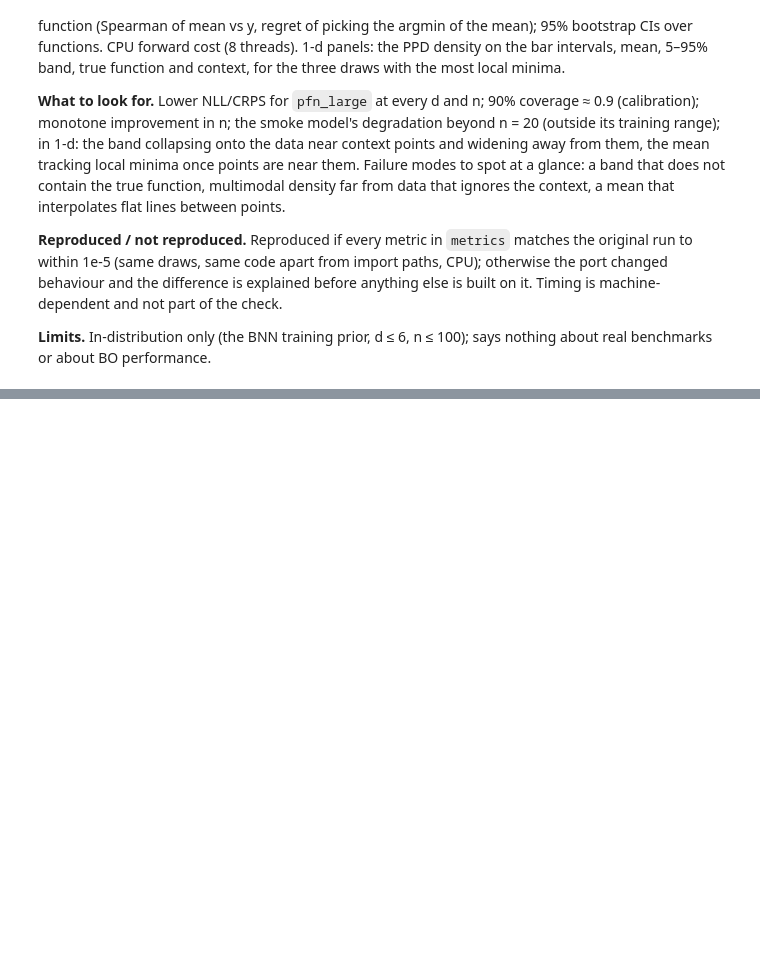
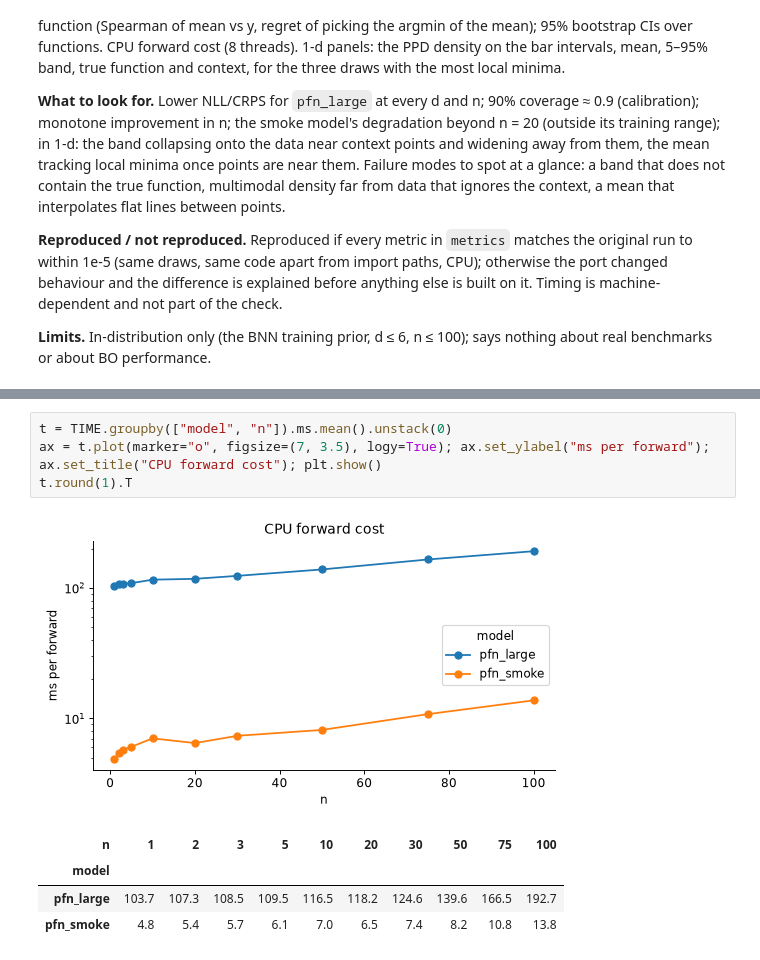
Before and after one commit to timruhkopf/pfn-repro, a Jupyter notebook: notebooks/03_2026-10-21_eval_pfn_large.ipynb, the cells around one changed output, grey strips where cells are left out. Drawn from its saved outputs; the diff is of its cells as text; blank space fills up the shorter version.

```diff
--- a/notebooks/03_2026-10-21_eval_pfn_large.ipynb
+++ b/notebooks/03_2026-10-21_eval_pfn_large.ipynb
@@ -47,0 +239,10 @@ The GO / NO-GO criterion from the description, evaluated, in one line. Record it
+# %%
+t = TIME.groupby(["model", "n"]).ms.mean().unstack(0)
+ax = t.plot(marker="o", figsize=(7, 3.5), logy=True); ax.set_ylabel("ms per forward"); ax.set_title("CPU forward cost"); plt.show()
+t.round(1).T
+# %% [output]
+[figure, added]
+| n | 1 | 2 | 3 | 5 | 10 | 20 | 30 | 50 | 75 | 100 |
+| model |  |  |  |  |  |  |  |  |  |  |
+| pfn_large | 103.7 | 107.3 | 108.5 | 109.5 | 116.5 | 118.2 | 124.6 | 139.6 | 166.5 | 192.7 |
+| pfn_smoke | 4.8 | 5.4 | 5.7 | 6.1 | 7.0 | 6.5 | 7.4 | 8.2 | 10.8 | 13.8 |
```
Also changed, not shown: parts of 15 cells of this notebook, 58 other files.
